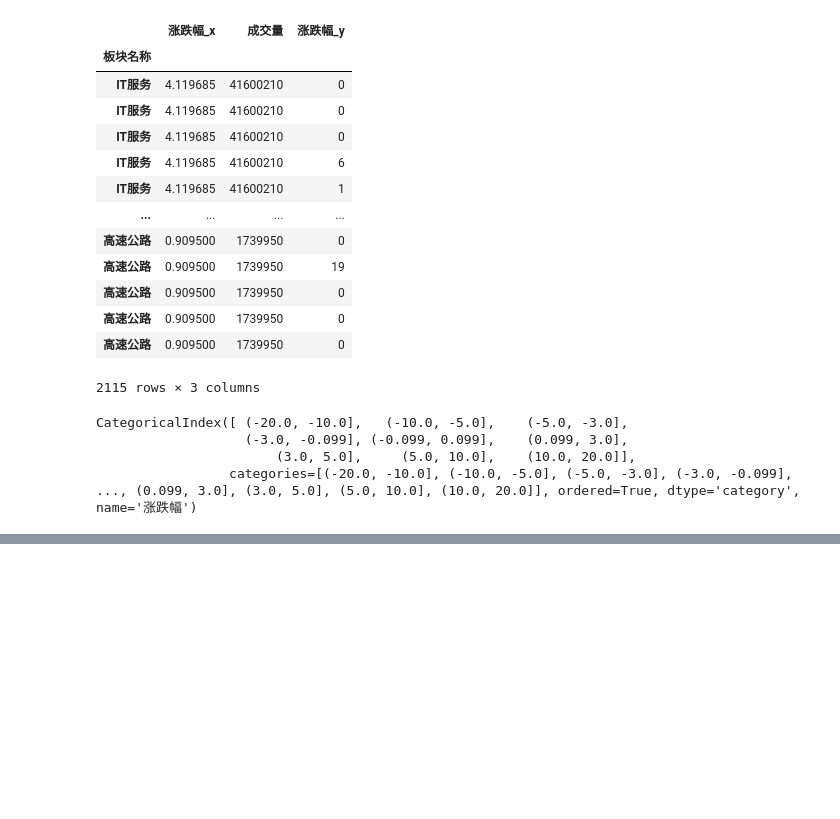
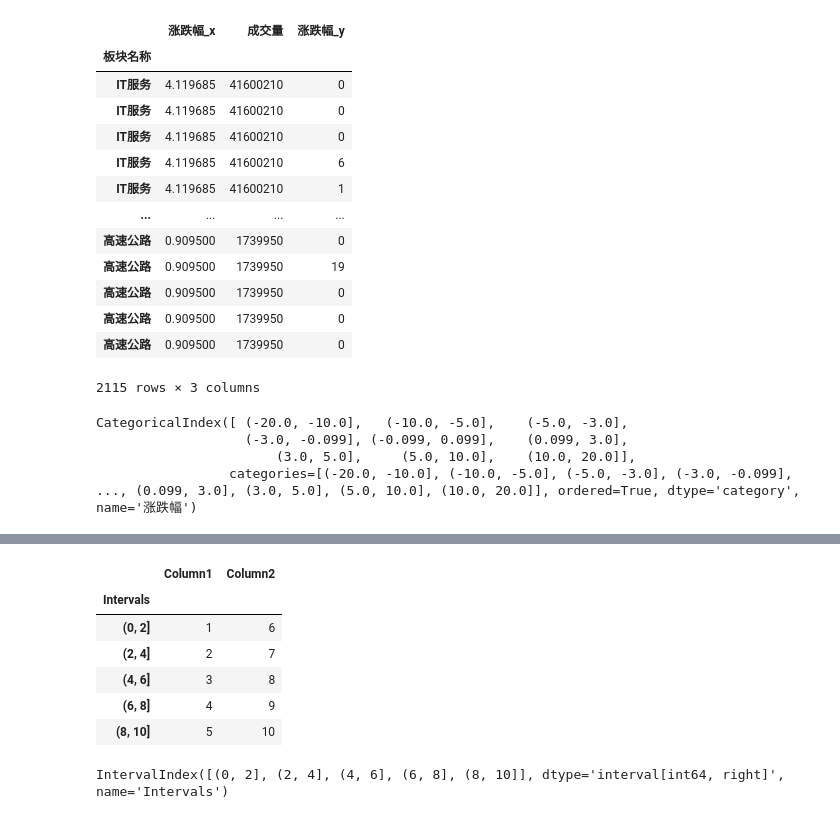
Before and after one commit to minikiller/streamlit-project, a Jupyter notebook: example/for_bar.ipynb, the cells around one changed output, grey strips where cells are left out. Cells and saved outputs as stored; diff of their text form; code cells hidden in the pictures; blank space fills up the shorter version.

```diff
--- a/example/for_bar.ipynb
+++ b/example/for_bar.ipynb
@@ -428,0 +538,25 @@ fig.show()
+# %%
+import pandas as pd
+
+# 创建一个 interval 类型的 IntervalIndex
+idx = pd.interval_range(start=0, end=10, freq=2)
+df = pd.DataFrame({'A': [1, 2, 3, 4, 5], 'B': [6, 7, 8, 9, 10]}, index=idx)
+
+# 使用 rename_axis 方法修改索引的名称
+df = df.rename_axis('Intervals')
+
+# 将 IntervalIndex 转换为 RangeIndex，并使用 rename 方法修改列名
+df = df.rename(columns={'A': 'Column1', 'B': 'Column2'})
+df
+# %% [output]
+|  | Column1 | Column2 |
+| Intervals |  |  |
+| (0, 2] | 1 | 6 |
+| (2, 4] | 2 | 7 |
+| (4, 6] | 3 | 8 |
+| (6, 8] | 4 | 9 |
+| (8, 10] | 5 | 10 |
+# %%
+df.index
+# %% [output]
+IntervalIndex([(0, 2], (2, 4], (4, 6], (6, 8], (8, 10]], dtype='interval[int64, right]', name='Intervals')
```
Also changed, not shown: parts of 14 cells of this notebook, 8 other files.
